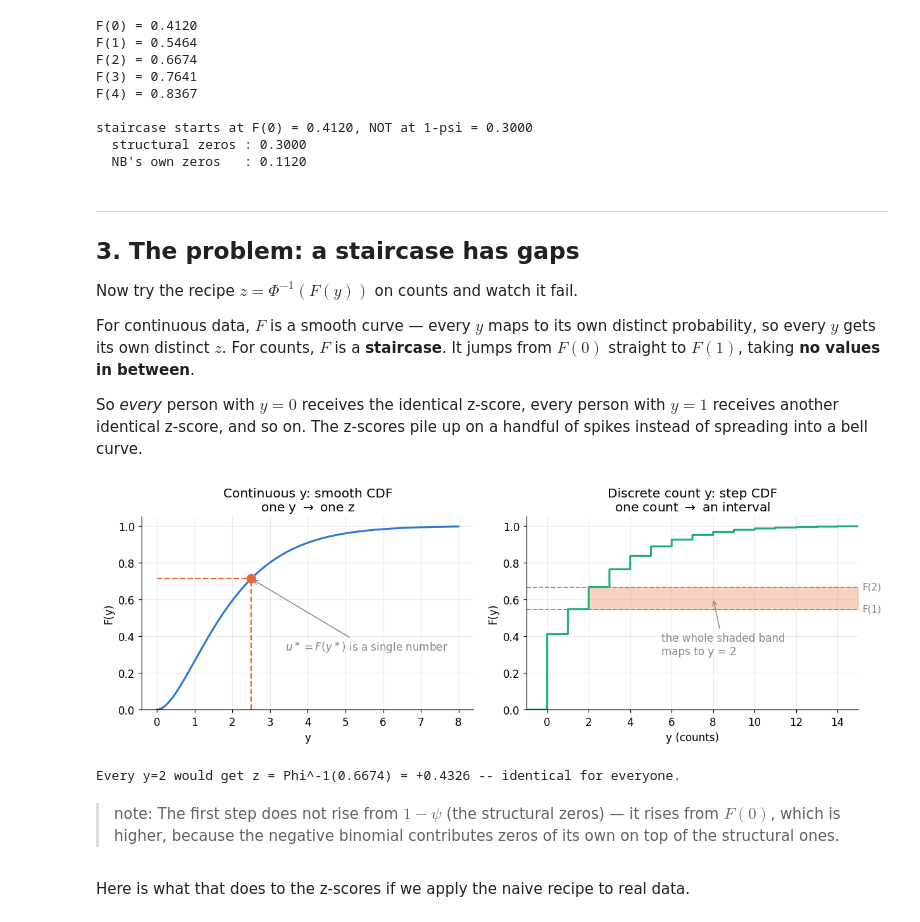
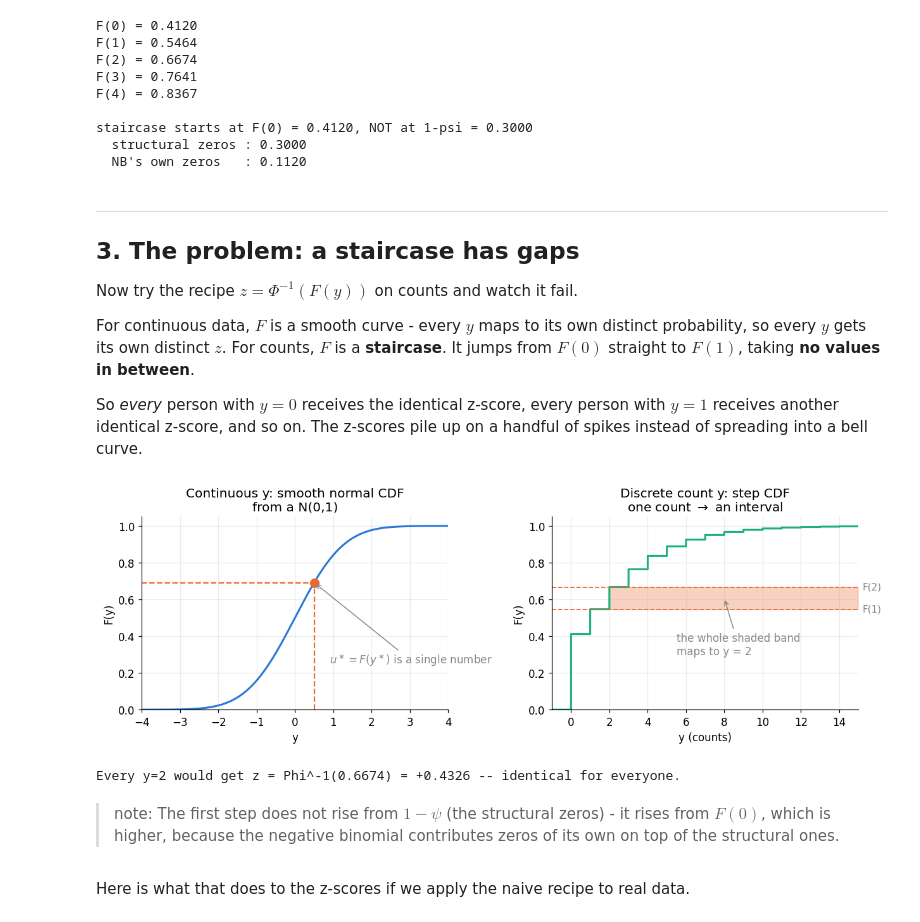
Before and after one commit to contsili/PCNtoolkit-learning-material, a Jupyter notebook: non-interactive/HBR_ZINB_likelihood.ipynb, the cells around one changed output. Drawn from its saved outputs; the diff is of its cells as text; code cells hidden in the pictures.

```diff
--- a/non-interactive/HBR_ZINB_likelihood.ipynb
+++ b/non-interactive/HBR_ZINB_likelihood.ipynb
@@ -309,7 +309,7 @@ staircase starts at F(0) = 0.4120, NOT at 1-psi = 0.3000
 
 Now try the recipe $z = \Phi^{-1}(F(y))$ on counts and watch it fail.
 
-For continuous data, $F$ is a smooth curve — every $y$ maps to its own distinct
+For continuous data, $F$ is a smooth curve - every $y$ maps to its own distinct
 probability, so every $y$ gets its own distinct $z$. For counts, $F$ is a **staircase**.
 It jumps from $F(0)$ straight to $F(1)$, taking **no values in between**.
 
@@ -319,43 +319,43 @@ spikes instead of spreading into a bell curve.
 # %%
 fig, axes = plt.subplots(1, 2, figsize=(11.5, 4))
 
 # --- left: continuous, one y -> one z --------------------------------------
-yy = np.linspace(0, 8, 400)
-axes[0].plot(yy, gamma.cdf(yy, 2.0), color=C_DATA, lw=2)
-y_star = 2.5
-u_star = gamma.cdf(y_star, 2.0)
+yy = np.linspace(-4, 4, 400)
+axes[0].plot(yy, norm.cdf(yy), color=C_DATA, lw=2)
+y_star = 0.5
+u_star = norm.cdf(y_star)
 axes[0].plot([y_star, y_star], [0, u_star], color=C_MAP, ls="--", lw=1.5)
-axes[0].plot([0, y_star], [u_star, u_star], color=C_MAP, ls="--", lw=1.5)
+axes[0].plot([-4, y_star], [u_star, u_star], color=C_MAP, ls="--", lw=1.5)
 axes[0].plot([y_star], [u_star], "o", color=C_MAP, ms=9)
 axes[0].annotate(r"$u^\ast = F(y^\ast)$ is a single number",
-                 xy=(y_star, u_star), xytext=(3.4, 0.32), color=C_MUTE,
+                 xy=(y_star, u_star), xytext=(0.9, 0.25), color=C_MUTE,
                  arrowprops=dict(arrowstyle="->", color=C_MUTE))
-axes[0].set(title="Continuous y: smooth CDF\none y $\\to$ one z",
-            xlabel="y", ylabel="F(y)", ylim=(0, 1.05))
+axes[0].set(title="Continuous y: smooth normal CDF\nfrom a N(0,1)",
+            xlabel="y", ylabel="F(y)", ylim=(0, 1.05), xlim=(-4, 4))
 
 # --- right: discrete, one count -> an interval ------------------------------
 axes[1].step(grid, zinb_cdf(np.floor(grid), mu, alpha, psi), where="post",
              color=C_NB, lw=2)
 F1, F2 = zinb_cdf(1, mu, alpha, psi), zinb_cdf(2, mu, alpha, psi)
 axes[1].fill_between([2, 15], F1, F2, color=C_MAP, alpha=0.30)
 for lvl, lab in [(F1, "F(1)"), (F2, "F(2)")]:
     axes[1].axhline(lvl, color=C_MAP, ls="--", lw=1.2)
     axes[1].text(15.2, lvl, lab, va="center", color=C_MUTE, fontsize=10)
 axes[1].annotate("the whole shaded band\nmaps to y = 2",
                  xy=(8, (F1 + F2) / 2), xytext=(5.5, 0.30), color=C_MUTE,
                  arrowprops=dict(arrowstyle="->", color=C_MUTE))
 axes[1].set(title="Discrete count y: step CDF\none count $\\to$ an interval",
             xlabel="y (counts)", ylabel="F(y)", ylim=(0, 1.05), xlim=(-1, 15))
 
 plt.tight_layout()
 plt.show()
 
 print(f"Every y=2 would get z = Phi^-1({F2:.4f}) = {norm.ppf(F2):+.4f} -- identical for everyone.")
 # %% [output]
-[figure, old version]
+[figure, new version]
 Every y=2 would get z = Phi^-1(0.6674) = +0.4326 -- identical for everyone.
 # %% [markdown]
-> note: The first step does not rise from $1-\psi$ (the structural zeros) —
+> note: The first step does not rise from $1-\psi$ (the structural zeros) -
 it rises from $F(0)$, which is higher, because the negative binomial contributes
 zeros of its own on top of the structural ones.
 # %% [markdown]
```
Also changed, not shown: parts of 7 cells of this notebook.
